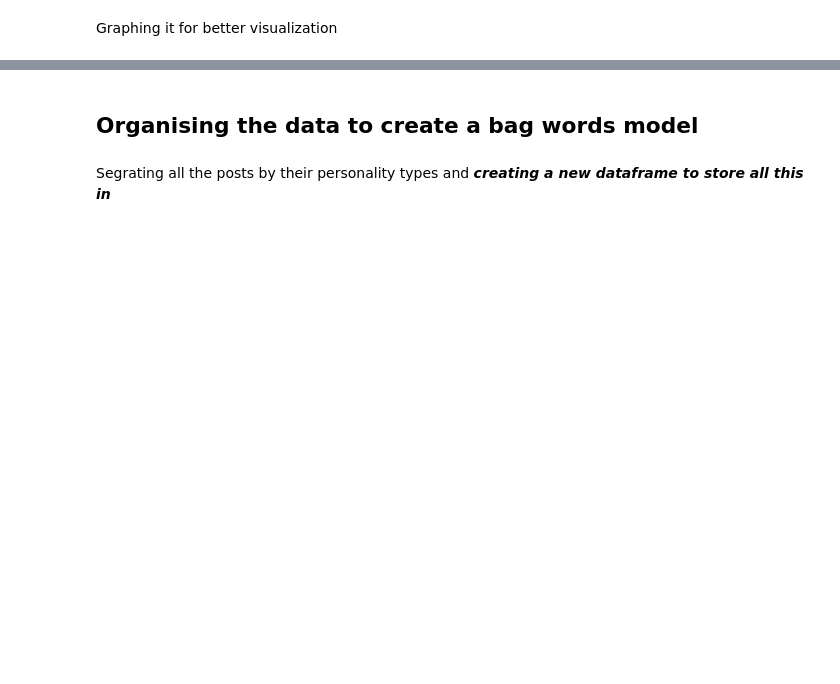
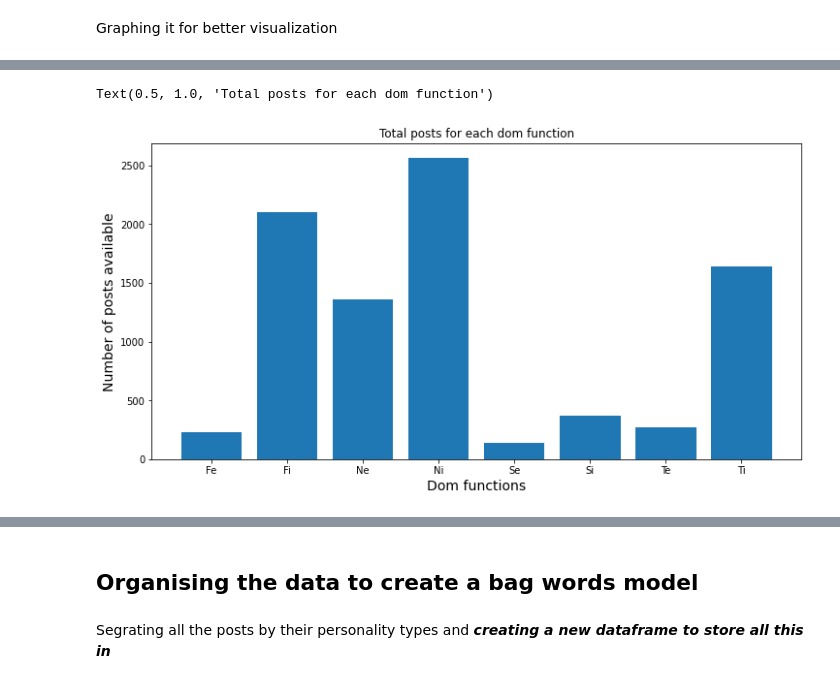
Before and after one commit to stanbar/personality-type-prediction, a Jupyter notebook: scripts/mbti-personality-classifier.ipynb, the cells around one changed output, grey strips where cells are left out. Saved outputs shown, nothing was run; the diff lists cells and outputs as text; code cells hidden in the pictures; blank space fills up the shorter version.

```diff
--- a/scripts/mbti-personality-classifier.ipynb
+++ b/scripts/mbti-personality-classifier.ipynb
@@ -119,0 +94,13 @@ Text(0.5, 1.0, 'Total posts for each personality type')
+# %%
+
+total = data_set.groupby(['dom']).count()
+
+plt.figure(figsize = (12,6))
+
+plt.bar(np.array(total.index), height = total['posts'],)
+plt.xlabel('Dom functions', size = 14)
+plt.ylabel('Number of posts available', size = 14)
+plt.title('Total posts for each dom function')
+# %% [output]
+Text(0.5, 1.0, 'Total posts for each dom function')
+[figure, added]
```
Also changed, not shown: parts of 32 cells of this notebook.
